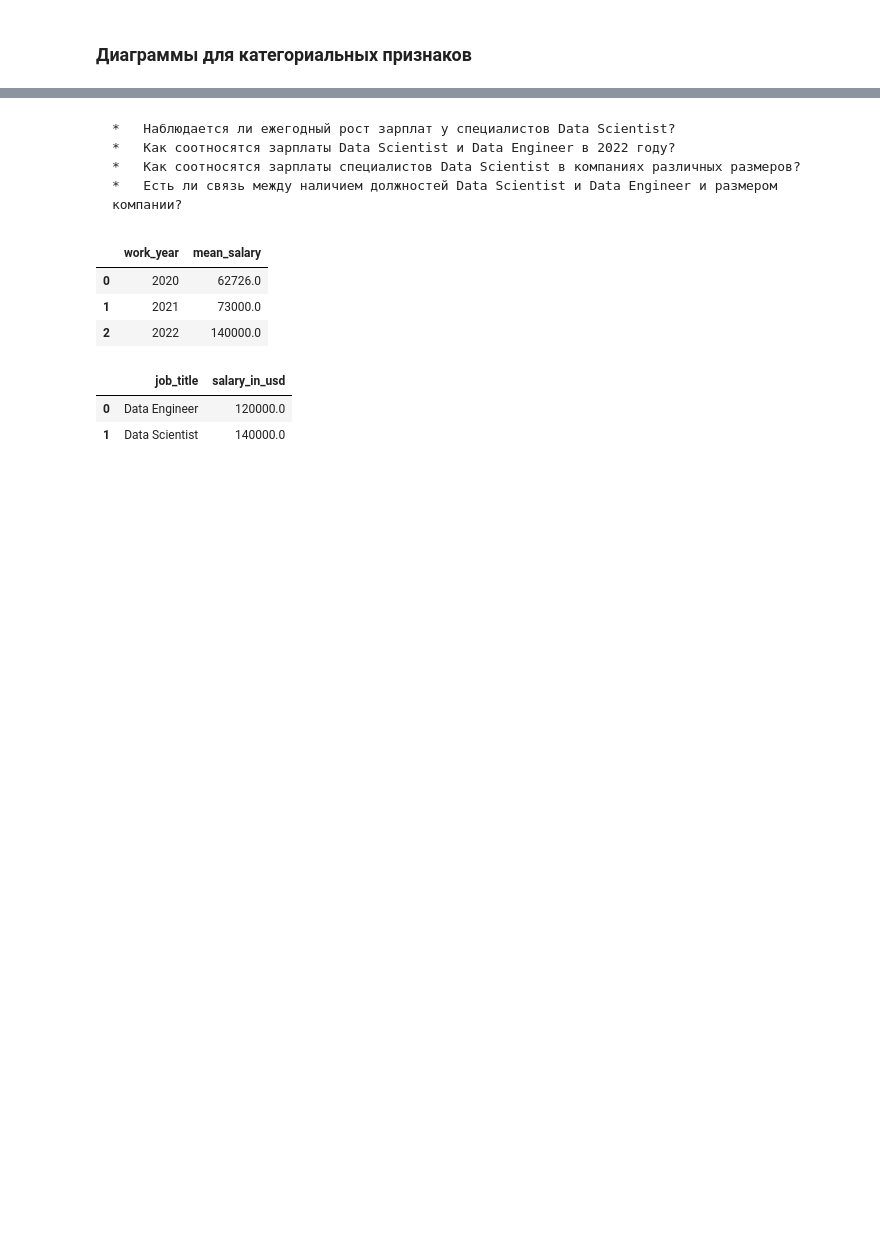
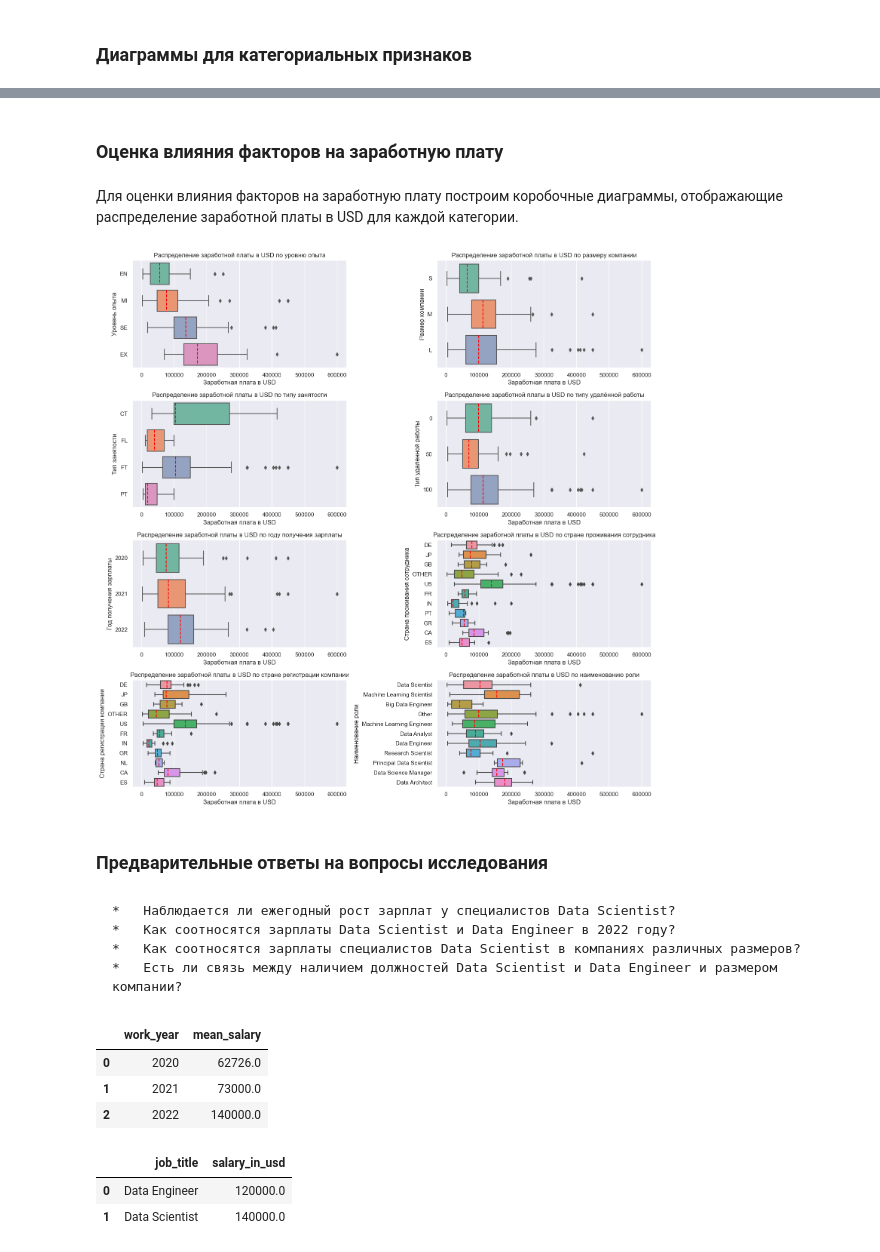
Before and after one commit to mi-alex/sf_mi, a Jupyter notebook: EDA_HW/EDA_HW.ipynb, the cells around one changed output, grey strips where cells are left out. Cells and saved outputs as stored; diff of their text form; code cells hidden in the pictures; blank space fills up the shorter version.

```diff
--- a/EDA_HW/EDA_HW.ipynb
+++ b/EDA_HW/EDA_HW.ipynb
@@ -221,3 +271,48 @@ plt.show()
+# %% [markdown]
+### Оценка влияния факторов на заработную плату
+# %% [markdown]
+Для оценки влияния факторов на заработную плату построим коробочные диаграммы, отображающие распределение заработной платы в USD для каждой категории.
+# %%
+fig, axes = plt.subplots(4, 2, figsize=(15, 15))
+
+sns.boxplot(data, x='salary_in_usd', y='experience_level', orient='h', medianprops={"color": "red", "linestyle": '--'}, ax=axes[0,0])
+axes[0,0].set(xlabel='Заработная плата в USD', ylabel='Уровень опыта')
+axes[0,0].set_title('Распределение заработной платы в USD по уровню опыта')
+
+sns.boxplot(data, x='salary_in_usd', y='company_size', orient='h', medianprops={"color": "red", "linestyle": '--'}, ax=axes[0,1])
+axes[0,1].set(xlabel='Заработная плата в USD', ylabel='Размер компании')
+axes[0,1].set_title('Распределение заработной платы в USD по размеру компании')
+
+sns.boxplot(data, x='salary_in_usd', y='employment_type', orient='h', medianprops={"color": "red", "linestyle": '--'}, ax=axes[1,0])
+axes[1,0].set(xlabel='Заработная плата в USD', ylabel='Тип занятости')
+axes[1,0].set_title('Распределение заработной платы в USD по типу занятости')
+
+sns.boxplot(data, x='salary_in_usd', y='remote_ratio', orient='h', medianprops={"color": "red", "linestyle": '--'}, ax=axes[1,1])
+axes[1,1].set(xlabel='Заработная плата в USD', ylabel='Тип удалённой работы')
+axes[1,1].set_title('Распределение заработной платы в USD по типу удалённой работы')
+
+sns.boxplot(data, x='salary_in_usd', y='work_year', orient='h', medianprops={"color": "red", "linestyle": '--'}, ax=axes[2,0])
+axes[2,0].set(xlabel='Заработная плата в USD', ylabel='Год получения зарплаты')
+axes[2,0].set_title('Распределение заработной платы в USD по году получения зарплаты')
+
+sns.boxplot(data, x='salary_in_usd', y='employee_residence_top_10', orient='h', medianprops={"color": "red", "linestyle": '--'}, ax=axes[2,1])
+axes[2,1].set(xlabel='Заработная плата в USD', ylabel='Страна проживания сотрудника')
+axes[2,1].set_title('Распределение заработной платы в USD по стране проживания сотрудника')
+
+sns.boxplot(data, x='salary_in_usd', y='company_location_top_10', orient='h', medianprops={"color": "red", "linestyle": '--'}, ax=axes[3,0])
+axes[3,0].set(xlabel='Заработная плата в USD', ylabel='Страна регистрации компании')
+axes[3,0].set_title('Распределение заработной платы в USD по стране регистрации компании')
+
+sns.boxplot(data, x='salary_in_usd', y='job_title_top_10', orient='h', medianprops={"color": "red", "linestyle": '--'}, ax=axes[3,1])
+axes[3,1].set(xlabel='Заработная плата в USD', ylabel='Наименование роли')
+axes[3,1].set_title('Распределение заработной платы в USD по наименованию роли')
+
+plt.tight_layout()
+plt.show()
+# %% [output]
+[figure, added]
+# %% [markdown]
+### Предварительные ответы на вопросы исследования
 # %% [markdown]
     *   Наблюдается ли ежегодный рост зарплат у специалистов Data Scientist?
     *   Как соотносятся зарплаты Data Scientist и Data Engineer в 2022 году?
```
Also changed, not shown: parts of 14 cells of this notebook.
